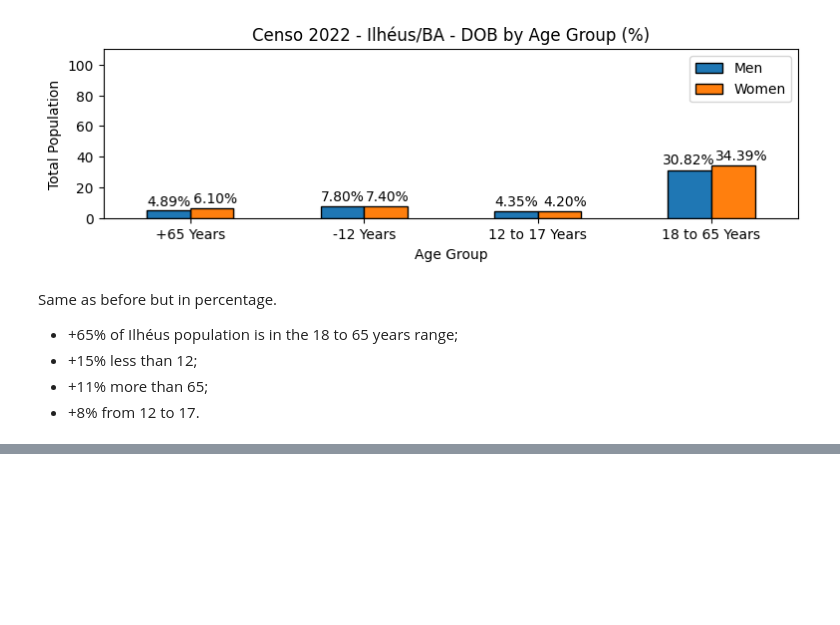
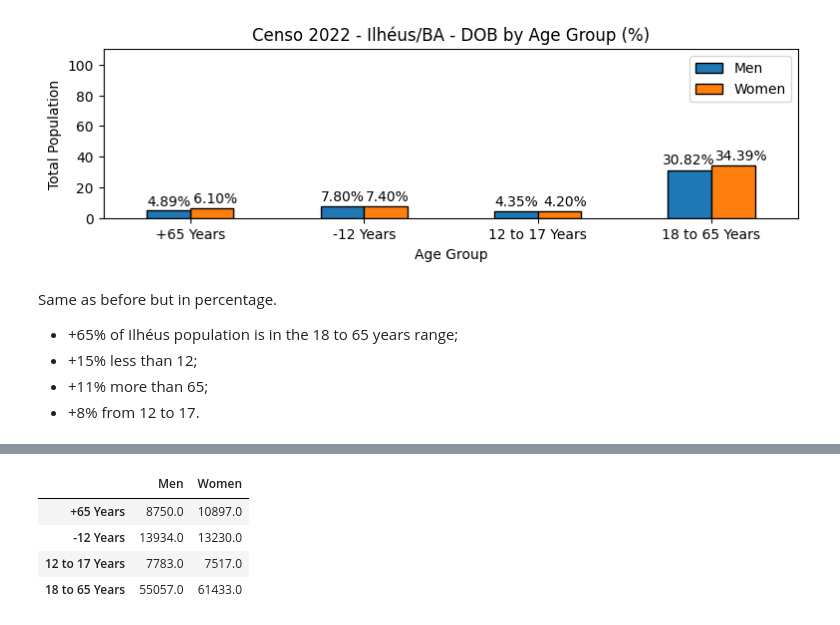
Before and after one commit to russopaulo/Censo_Ilheus_AI_immersion, a Jupyter notebook: Ilheus_Censo_2022(2024_study).ipynb, the cells around one changed output, grey strips where cells are left out. Cells and saved outputs as stored; diff of their text form; code cells hidden in the pictures; blank space fills up the shorter version.

```diff
--- a/Ilheus_Censo_2022(2024_study).ipynb
+++ b/Ilheus_Censo_2022(2024_study).ipynb
@@ -1061,0 +1277,8 @@ df_pop_res_cor_raca
+# %%
+pd.DataFrame(data=[[8750.0, 10897.0], [13934.0, 13230.0], [7783.0, 7517.0], [55057.0, 61433.0]], columns=['Men', 'Women'], index=['+65 Years', '-12 Years', '12 to 17 Years', '18 to 65 Years'])
+# %% [output]
+|  | Men | Women |
+| +65 Years | 8750.0 | 10897.0 |
+| -12 Years | 13934.0 | 13230.0 |
+| 12 to 17 Years | 7783.0 | 7517.0 |
+| 18 to 65 Years | 55057.0 | 61433.0 |
```
Also changed, not shown: parts of 23 cells of this notebook.
